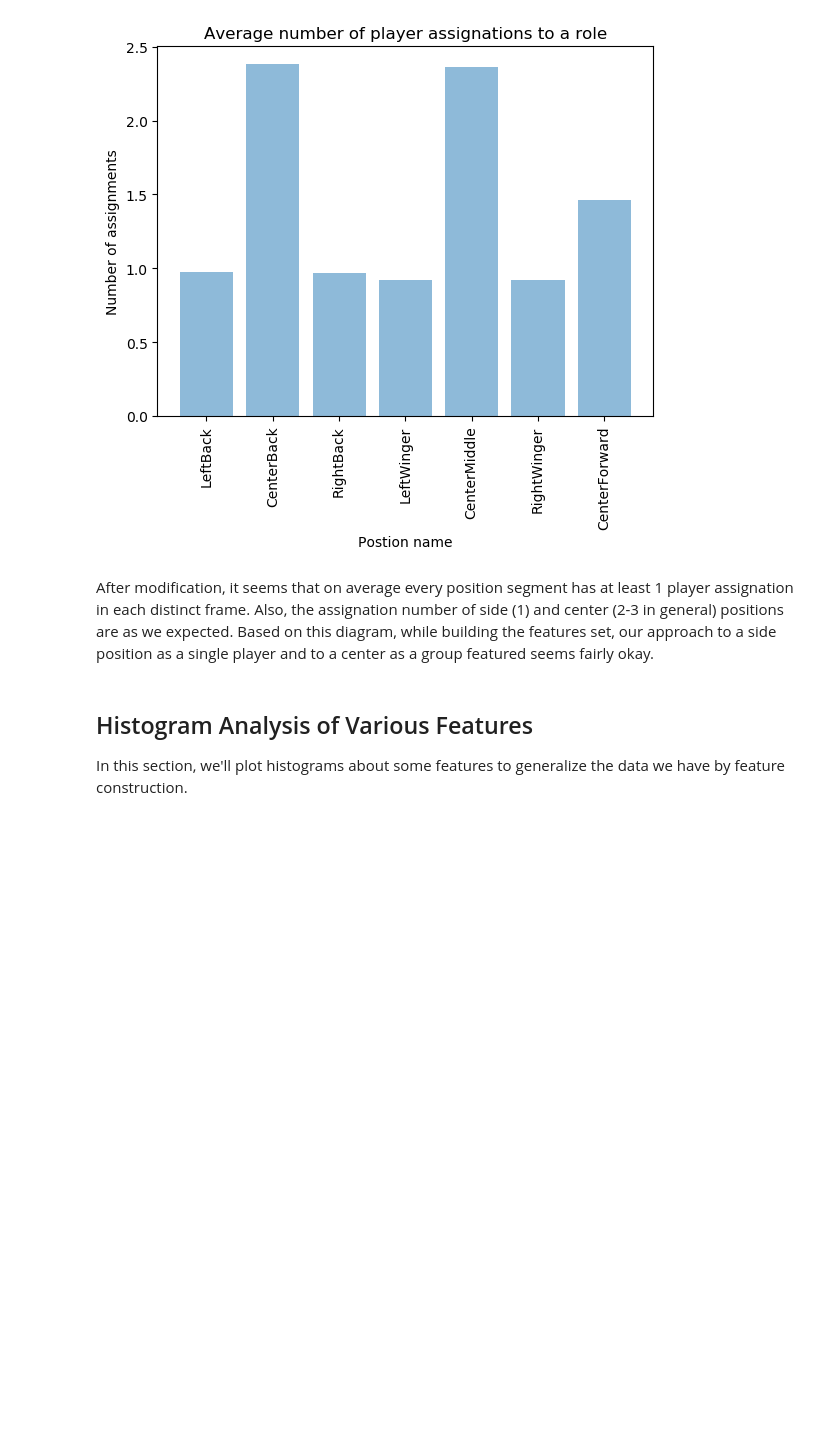
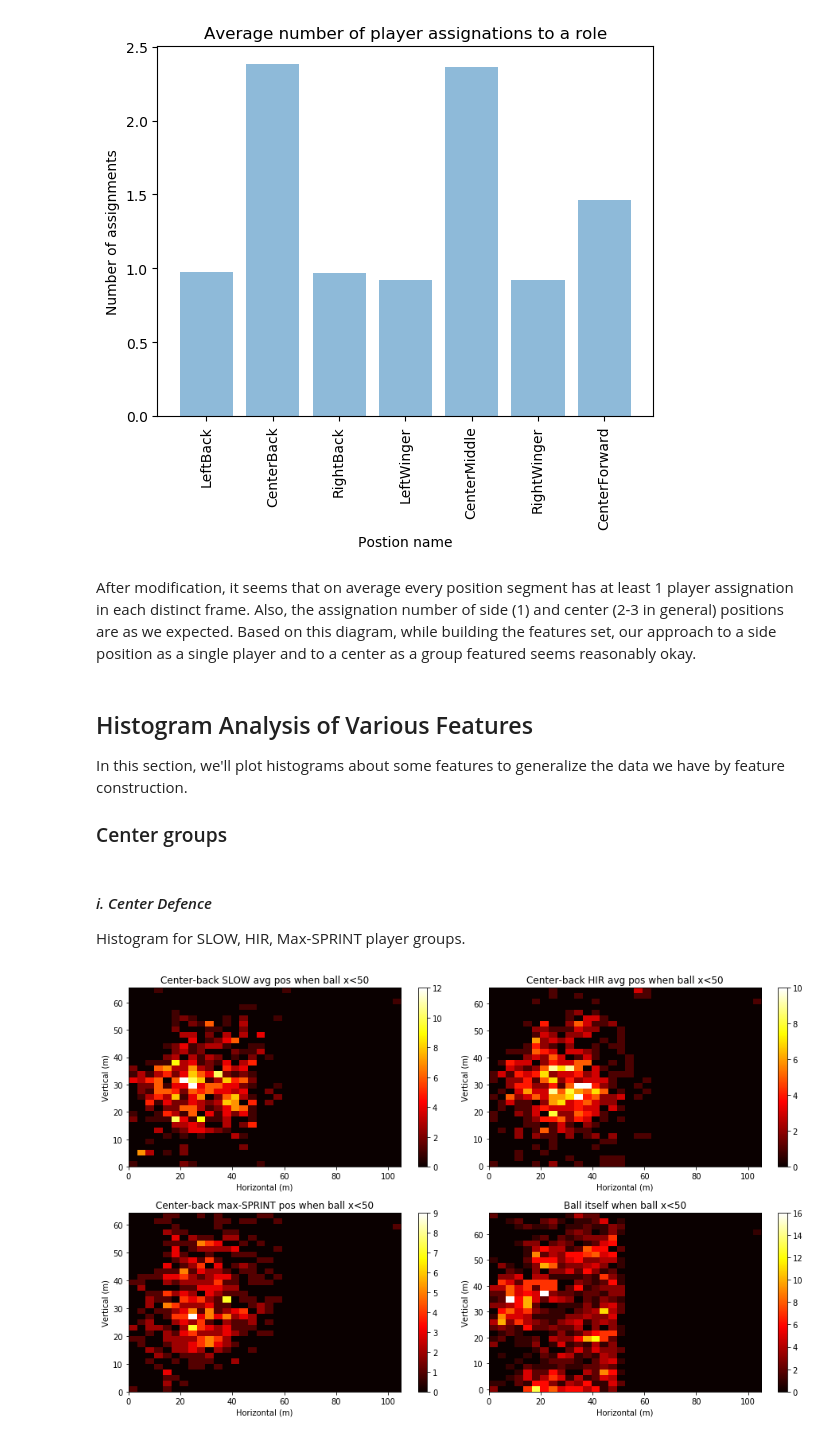
Before and after one commit to anaramirli/predict-soccer-ball-location, a Jupyter notebook: src/feature_analysis.ipynb, the cells around one changed output. Cells and saved outputs as stored; diff of their text form; code cells hidden in the pictures; blank space fills up the shorter version.

```diff
--- a/src/feature_analysis.ipynb
+++ b/src/feature_analysis.ipynb
@@ -142,8 +140,27 @@ plot_players_assignments(role_dict, source='../data/match_{}/role_assignment_cou
 # %% [output]
 [figure]
 # %% [markdown]
-After modification, it seems that on average every position segment has at least 1 player assignation in each distinct frame. Also, the assignation number of side (1) and center (2-3 in general) positions are as we expected. Based on this diagram, while building the features set, our approach to a side position as a single player and to a center as a group featured seems fairly okay.
+After modification, it seems that on average every position segment has at least 1 player assignation in each distinct frame. Also, the assignation number of side (1) and center (2-3 in general) positions are as we expected. Based on this diagram, while building the features set, our approach to a side position as a single player and to a center as a group featured seems reasonably okay.
 # %% [markdown]
 ## Histogram Analysis of Various Features
 
 In this section, we'll plot histograms about some features to generalize the data we have by feature construction.<br>
+
+### Center  groups
+# %%
+try:
+    features_df = pd.read_csv('../data/match_{}/features_set_v2.csv'.format(match_id))
+except FileNotFoundError:
+    pass
+
+def plot_hist(cols, title):
+    plt.figure(figsize=(13, 8))
+    for col, (raw, header) in cols.items():
+        plt.subplot(2, 2, col)
+        raw = np.array(raw)
+        plt.xlabel('Horizontal (m)')
+        plt.ylabel('Vertical (m)')
+        plt.hist2d((raw[:,0]), (raw[:,1]), cmap='hot', bins=(32))
+        plt.title(header+title)
+        plt.colorbar()
+    plt.tight_layout()
@@ -149,0 +266,7 @@ In this section, we'll plot histograms about some features to generalize the dat
+# %% [markdown]
+#### *i. Center Defence*
+Histogram for SLOW, HIR, Max-SPRINT player groups.
+# %%
+plot_hist(cols_cb, ' when ball x<50')
+# %% [output]
+[figure, added]
```
Also changed, not shown: parts of 16 cells of this notebook.
